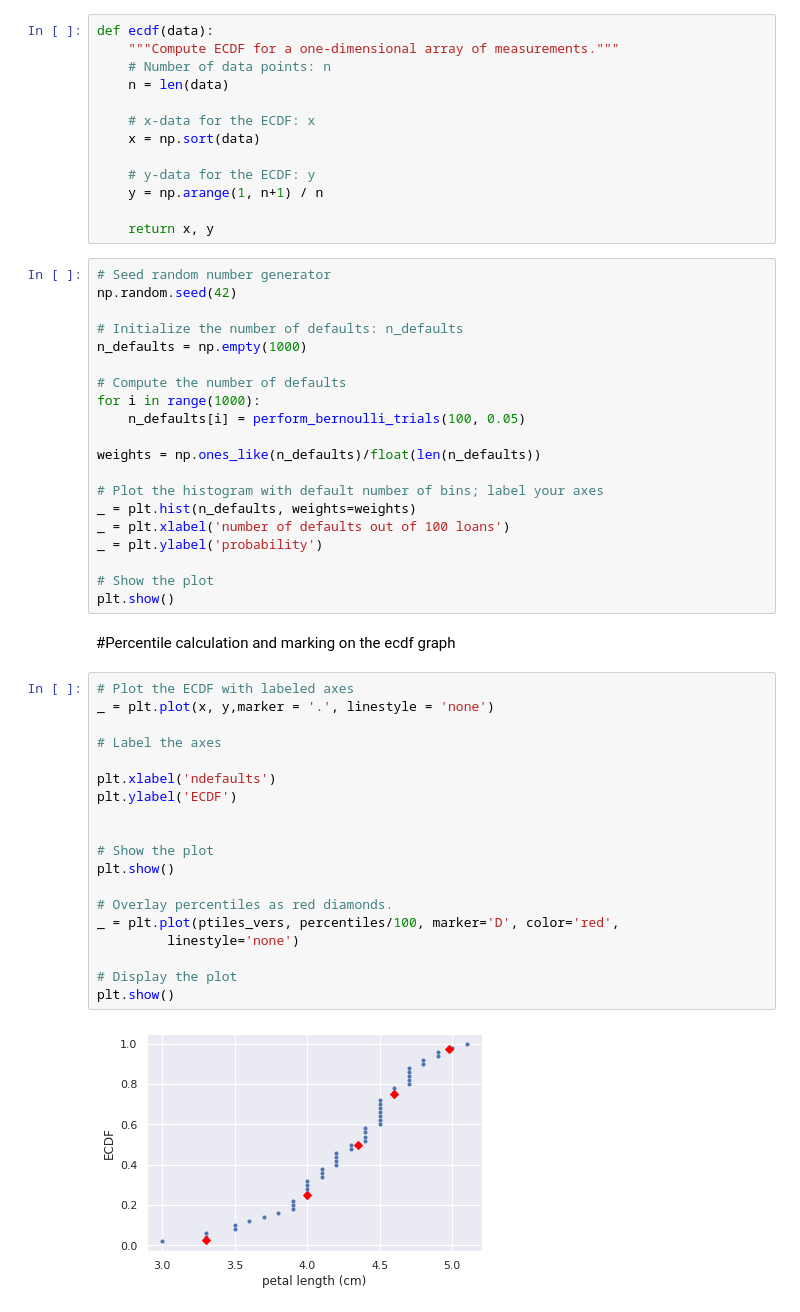
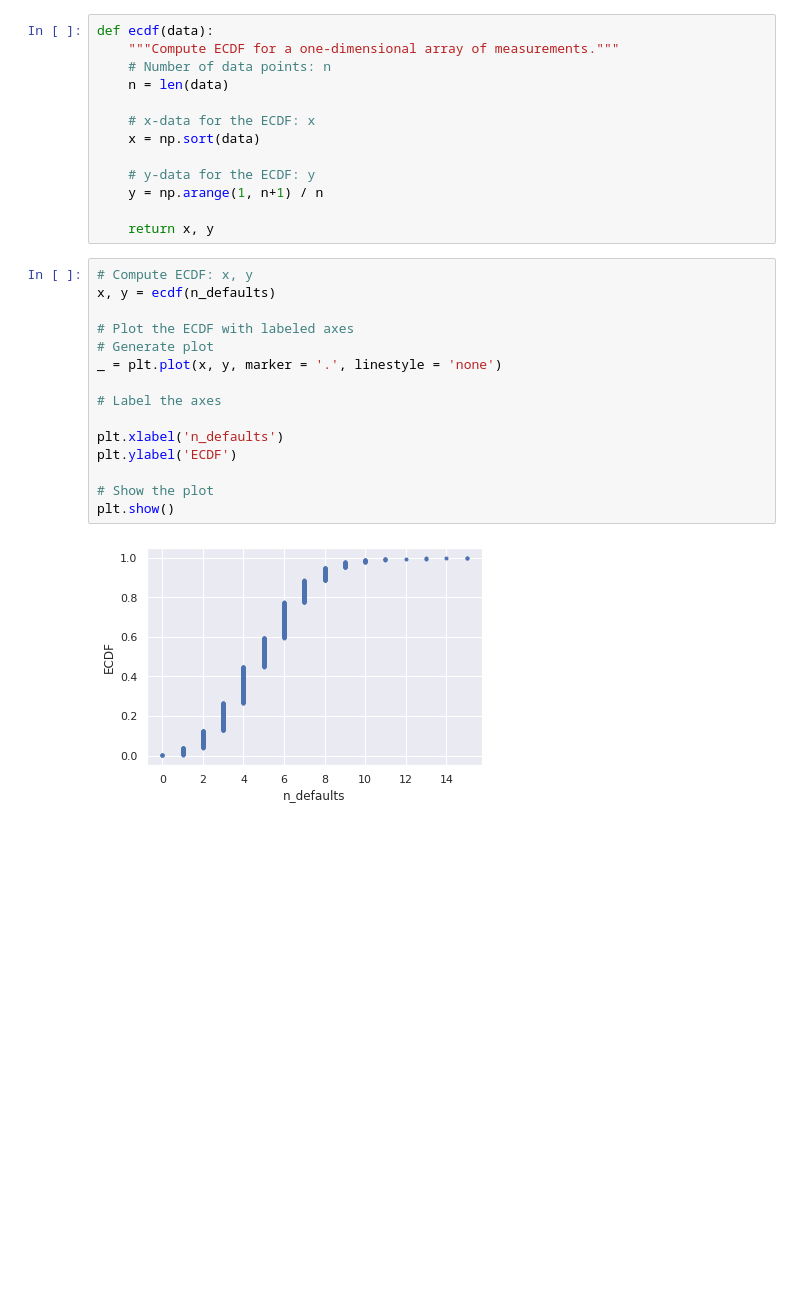
Before and after one commit to kimdesok/Statistical-Thinking-in-Python-Part-1, a Jupyter notebook: Stats_by_Python3.ipynb, the cells around one changed output. Drawn from its saved outputs; the diff is of its cells as text; blank space fills up the shorter version.

```diff
--- a/Stats_by_Python3.ipynb
+++ b/Stats_by_Python3.ipynb
@@ -85,46 +82,20 @@ def ecdf(data):
     y = np.arange(1, n+1) / n
 
     return x, y
-# %%
-# Seed random number generator
-np.random.seed(42)
-
-# Initialize the number of defaults: n_defaults
-n_defaults = np.empty(1000)
-
-# Compute the number of defaults
-for i in range(1000):
-    n_defaults[i] = perform_bernoulli_trials(100, 0.05)
-
-weights = np.ones_like(n_defaults)/float(len(n_defaults))
-
-# Plot the histogram with default number of bins; label your axes
-_ = plt.hist(n_defaults, weights=weights)
-_ = plt.xlabel('number of defaults out of 100 loans')
-_ = plt.ylabel('probability')
-
-# Show the plot
-plt.show()
-# %% [markdown]
-#Percentile calculation and marking on the ecdf graph
 # %%
+# Compute ECDF: x, y
+x, y = ecdf(n_defaults)
+
 # Plot the ECDF with labeled axes
-_ = plt.plot(x, y,marker = '.', linestyle = 'none')
+# Generate plot
+_ = plt.plot(x, y, marker = '.', linestyle = 'none')
 
 # Label the axes
 
-plt.xlabel('ndefaults')
+plt.xlabel('n_defaults')
 plt.ylabel('ECDF')
-
 
 # Show the plot
 plt.show()
-
-# Overlay percentiles as red diamonds.
-_ = plt.plot(ptiles_vers, percentiles/100, marker='D', color='red',
-         linestyle='none')
-
-# Display the plot
-plt.show()
 # %% [output]
-[figure, old version]
+[figure, new version]
```
Also changed, not shown: parts of 17 cells of this notebook.
